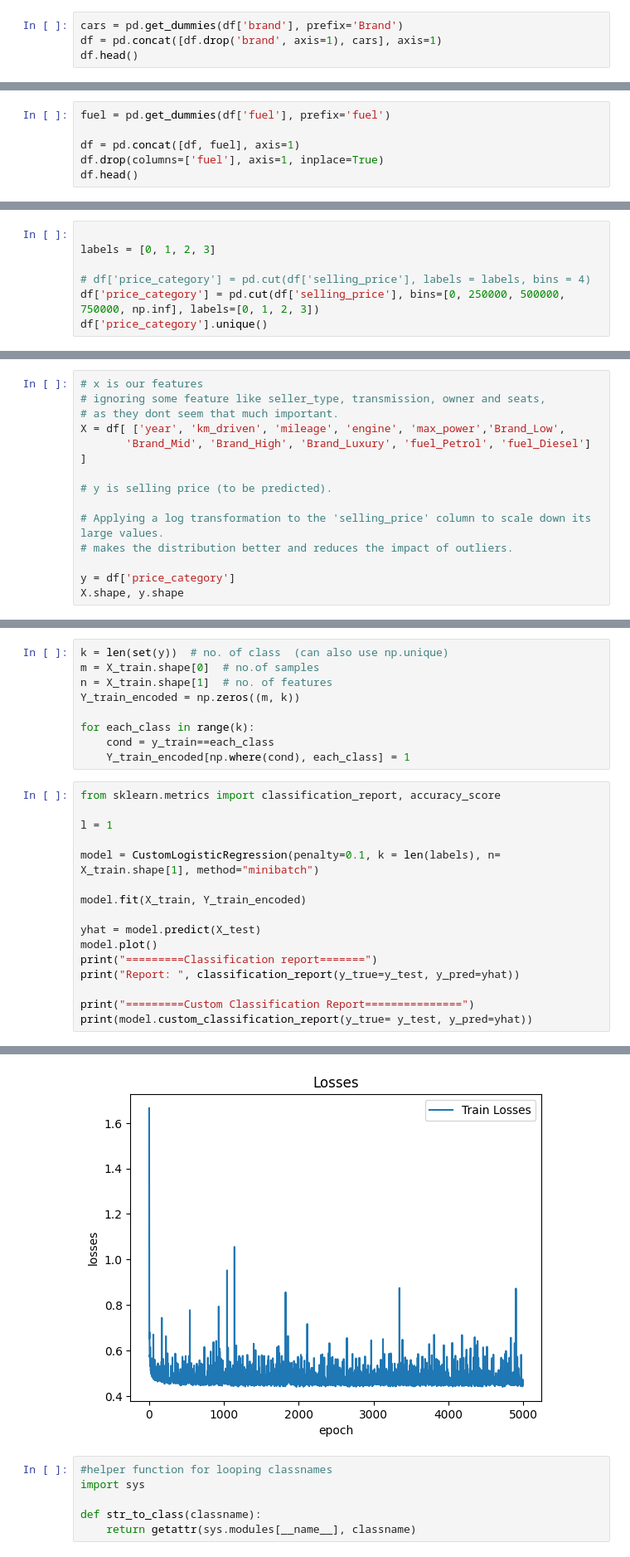
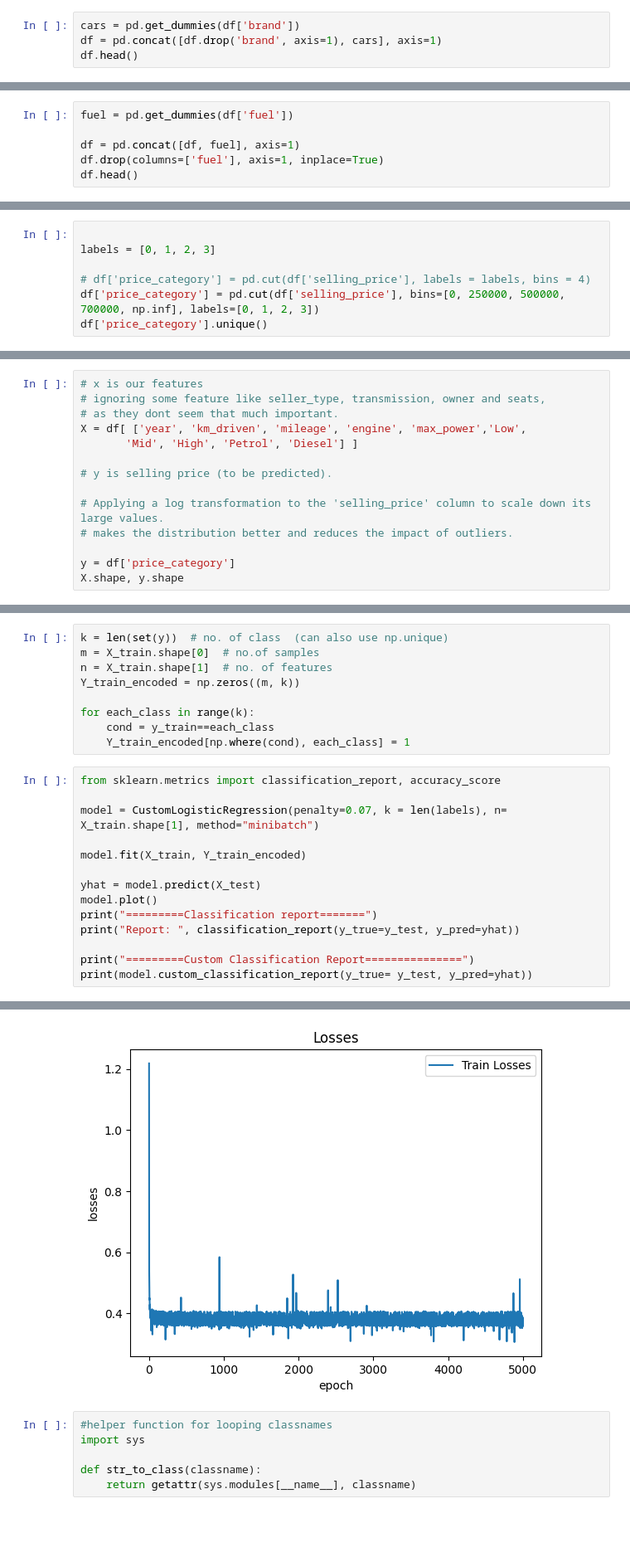
Before and after one commit to puskr99/A3-car-price, a Jupyter notebook: code/car-price-prediction.ipynb, the cells around one changed output, grey strips where cells are left out. Shown at 83% size. Saved outputs shown, nothing was run; the diff lists cells and outputs as text; blank space fills up the shorter version.

```diff
--- a/code/car-price-prediction.ipynb
+++ b/code/car-price-prediction.ipynb
@@ -205,7 +205,7 @@ df.head()
 
 Lets one hot encode our car groups or brands as they are not ordinals.
 # %%
-cars = pd.get_dummies(df['brand'], prefix='Brand')
+cars = pd.get_dummies(df['brand'])
 df = pd.concat([df.drop('brand', axis=1), cars], axis=1)
 df.head()
 # %% [output]
@@ -218,7 +218,7 @@ df.head()
 # %% [markdown]
 Lets do the same one hot encoding for the fuel as well.
 # %%
-fuel = pd.get_dummies(df['fuel'], prefix='fuel')
+fuel = pd.get_dummies(df['fuel'])
 
 df = pd.concat([df, fuel], axis=1)
 df.drop(columns=['fuel'], axis=1, inplace=True)
@@ -377,7 +376,7 @@ sns.displot(df['selling_price'])
 labels = [0, 1, 2, 3]
 
 # df['price_category'] = pd.cut(df['selling_price'], labels = labels, bins = 4)
-df['price_category'] = pd.cut(df['selling_price'], bins=[0, 250000, 500000, 750000, np.inf], labels=[0, 1, 2, 3])
+df['price_category'] = pd.cut(df['selling_price'], bins=[0, 250000, 500000, 700000, np.inf], labels=[0, 1, 2, 3])
 df['price_category'].unique()
 # %% [output]
 [1, 0, 3, 2]
@@ -399,8 +397,8 @@ Index(['year', 'selling_price', 'km_driven', 'seller_type', 'transmission',
 # x is our features
 # ignoring some feature like seller_type, transmission, owner and seats,
 # as they dont seem that much important.
-X = df[ ['year', 'km_driven', 'mileage', 'engine', 'max_power','Brand_Low',
-       'Brand_Mid', 'Brand_High', 'Brand_Luxury', 'fuel_Petrol', 'fuel_Diesel'] ]
+X = df[ ['year', 'km_driven', 'mileage', 'engine', 'max_power','Low',
+       'Mid', 'High', 'Petrol', 'Diesel'] ]
 
 # y is selling price (to be predicted).
 
@@ -917,9 +913,7 @@ for each_class in range(k):
 # %%
 from sklearn.metrics import classification_report, accuracy_score
 
-l = 1
-
-model = CustomLogisticRegression(penalty=0.1, k = len(labels), n= X_train.shape[1], method="minibatch")
+model = CustomLogisticRegression(penalty=0.07, k = len(labels), n= X_train.shape[1], method="minibatch")
 
 model.fit(X_train, Y_train_encoded)
 
@@ -950,5 +944,5 @@ Weighted F1: 0.7770
 None
-[figure, old version]
+[figure, new version]
 # %%
 #helper function for looping classnames
 import sys
```
Also changed, not shown: parts of 13 cells of this notebook, 4 other files.
